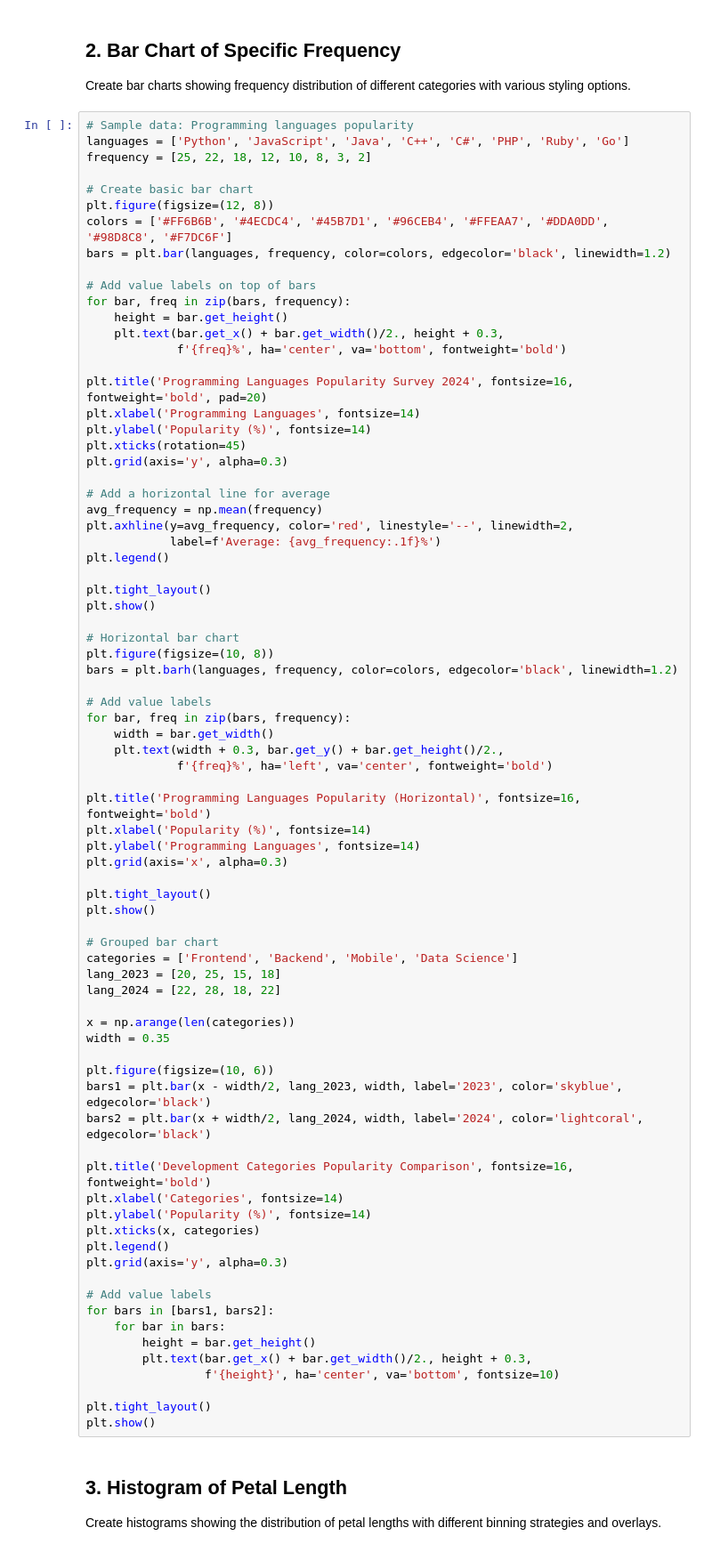
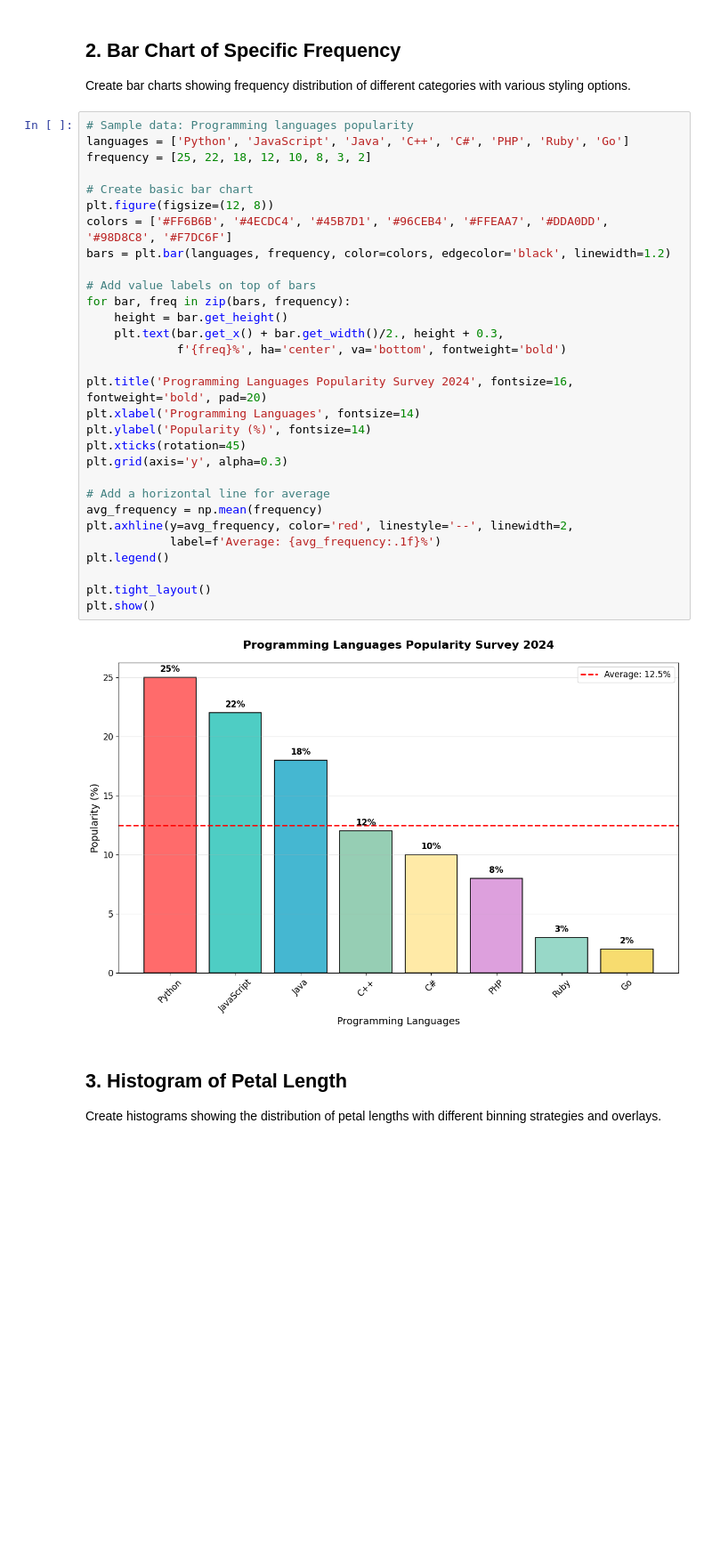
Before and after one commit to Pulkit-Shandilya/Python-Project, a Jupyter notebook: Python Files/Practice Files/ML file/matplotlib_questions.ipynb, the cells around one changed output. Shown at 89% size. Saved outputs shown, nothing was run; the diff lists cells and outputs as text; blank space fills up the shorter version.

```diff
--- a/Python Files/Practice Files/ML file/matplotlib_questions.ipynb
+++ b/Python Files/Practice Files/ML file/matplotlib_questions.ipynb
@@ -83,80 +52,35 @@ Create bar charts showing frequency distribution of different categories with va
 # %%
 # Sample data: Programming languages popularity
 languages = ['Python', 'JavaScript', 'Java', 'C++', 'C#', 'PHP', 'Ruby', 'Go']
 frequency = [25, 22, 18, 12, 10, 8, 3, 2]
 
 # Create basic bar chart
 plt.figure(figsize=(12, 8))
 colors = ['#FF6B6B', '#4ECDC4', '#45B7D1', '#96CEB4', '#FFEAA7', '#DDA0DD', '#98D8C8', '#F7DC6F']
 bars = plt.bar(languages, frequency, color=colors, edgecolor='black', linewidth=1.2)
 
 # Add value labels on top of bars
 for bar, freq in zip(bars, frequency):
     height = bar.get_height()
     plt.text(bar.get_x() + bar.get_width()/2., height + 0.3,
              f'{freq}%', ha='center', va='bottom', fontweight='bold')
 
 plt.title('Programming Languages Popularity Survey 2024', fontsize=16, fontweight='bold', pad=20)
 plt.xlabel('Programming Languages', fontsize=14)
 plt.ylabel('Popularity (%)', fontsize=14)
 plt.xticks(rotation=45)
 plt.grid(axis='y', alpha=0.3)
 
 # Add a horizontal line for average
 avg_frequency = np.mean(frequency)
 plt.axhline(y=avg_frequency, color='red', linestyle='--', linewidth=2,
             label=f'Average: {avg_frequency:.1f}%')
 plt.legend()
 
 plt.tight_layout()
 plt.show()
-
-# Horizontal bar chart
-plt.figure(figsize=(10, 8))
-bars = plt.barh(languages, frequency, color=colors, edgecolor='black', linewidth=1.2)
-
-# Add value labels
-for bar, freq in zip(bars, frequency):
-    width = bar.get_width()
-    plt.text(width + 0.3, bar.get_y() + bar.get_height()/2.,
-             f'{freq}%', ha='left', va='center', fontweight='bold')
-
-plt.title('Programming Languages Popularity (Horizontal)', fontsize=16, fontweight='bold')
-plt.xlabel('Popularity (%)', fontsize=14)
-plt.ylabel('Programming Languages', fontsize=14)
-plt.grid(axis='x', alpha=0.3)
-
-plt.tight_layout()
-plt.show()
-
-# Grouped bar chart
-categories = ['Frontend', 'Backend', 'Mobile', 'Data Science']
-lang_2023 = [20, 25, 15, 18]
-lang_2024 = [22, 28, 18, 22]
-
-x = np.arange(len(categories))
-width = 0.35
-
-plt.figure(figsize=(10, 6))
-bars1 = plt.bar(x - width/2, lang_2023, width, label='2023', color='skyblue', edgecolor='black')
-bars2 = plt.bar(x + width/2, lang_2024, width, label='2024', color='lightcoral', edgecolor='black')
-
-plt.title('Development Categories Popularity Comparison', fontsize=16, fontweight='bold')
-plt.xlabel('Categories', fontsize=14)
-plt.ylabel('Popularity (%)', fontsize=14)
-plt.xticks(x, categories)
-plt.legend()
-plt.grid(axis='y', alpha=0.3)
-
-# Add value labels
-for bars in [bars1, bars2]:
-    for bar in bars:
-        height = bar.get_height()
-        plt.text(bar.get_x() + bar.get_width()/2., height + 0.3,
-                 f'{height}', ha='center', va='bottom', fontsize=10)
-
-plt.tight_layout()
-plt.show()
+# %% [output]
+[figure, added]
 # %% [markdown]
 ## 3. Histogram of Petal Length
 
```
Also changed, not shown: parts of 5 cells of this notebook, 5 other files.
